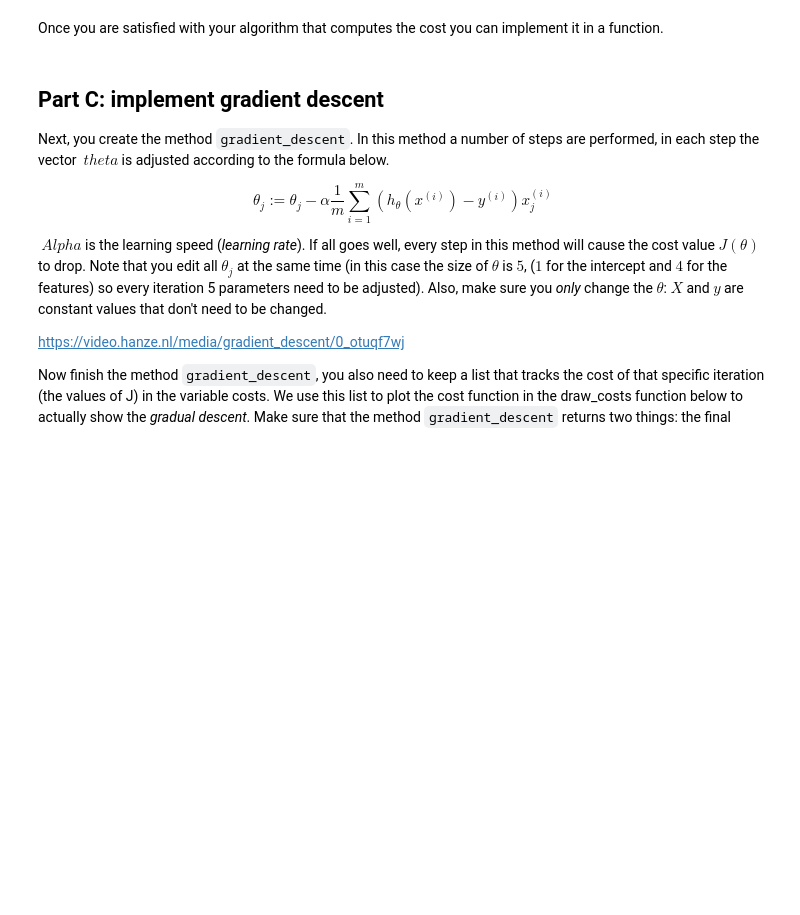
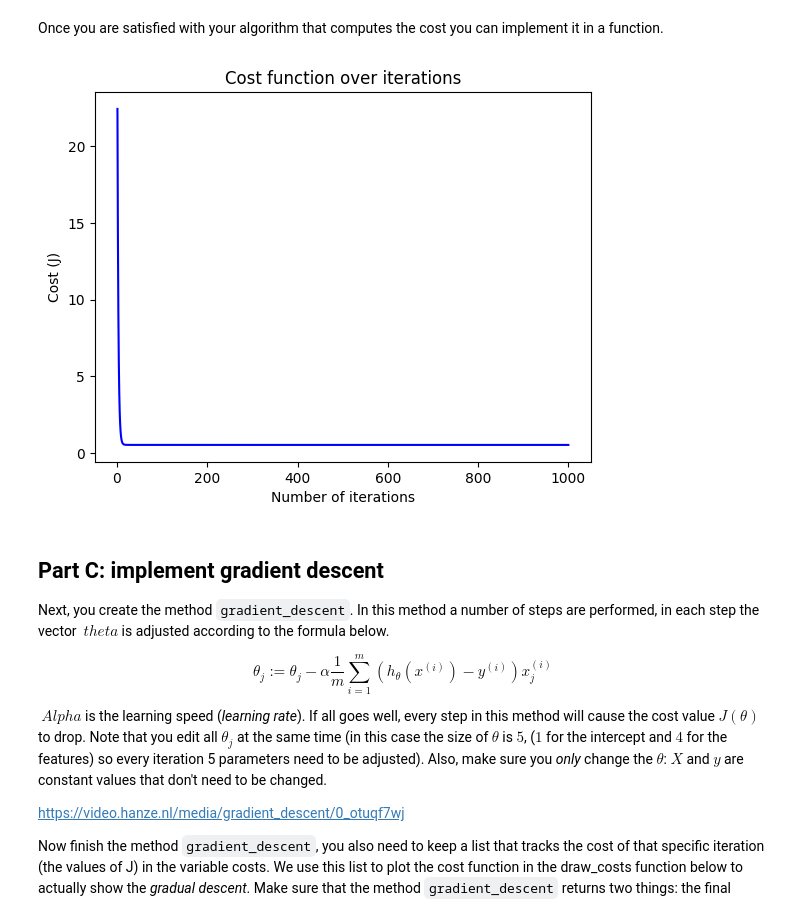
Before and after one commit to MaryEsmaeili/Regression, a Jupyter notebook: Assignment_Regression.ipynb, the cells around one changed output. Cells and saved outputs as stored; diff of their text form; code cells hidden in the pictures; blank space fills up the shorter version.

```diff
--- a/Assignment_Regression.ipynb
+++ b/Assignment_Regression.ipynb
@@ -358,6 +358,10 @@ def compute_cost(X, y, theta):
 
 
     return J
+# %%
+draw_costs(compute_cost(X, y, theta))
+# %% [output]
+[figure, added]
 # %% [markdown]
 <a name='03'></a>
 ## Part C: implement gradient descent
```
Also changed, not shown: parts of 10 cells of this notebook.
